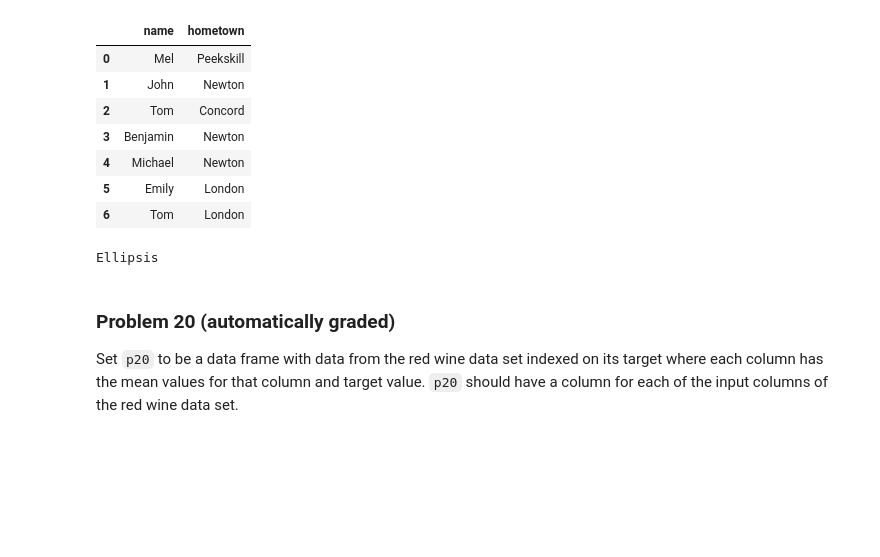
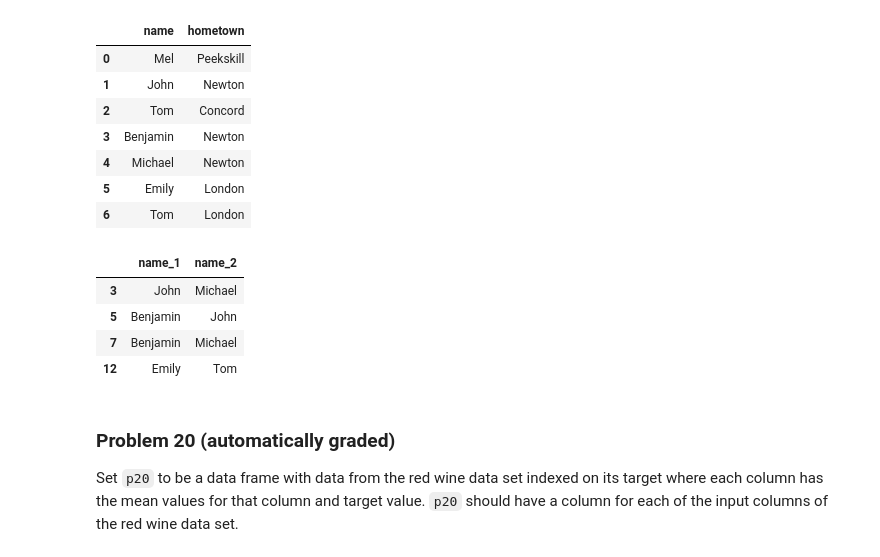
Before and after one commit to akamatt1/dx602-homework-10, a Jupyter notebook: homework.ipynb, the cells around one changed output. Drawn from its saved outputs; the diff is of its cells as text; code cells hidden in the pictures; blank space fills up the shorter version.

```diff
--- a/homework.ipynb
+++ b/homework.ipynb
@@ -424,12 +458,19 @@ q19
 | 4 | Michael | Newton |
 | 5 | Emily | London |
 | 6 | Tom | London |
-# %%
-# YOUR CHANGES HERE
-
-...
-# %% [output]
-Ellipsis
+# %%
+# YOUR CHANGES HERE
+
+merged = q19.merge(q19, on="hometown")
+p19 = merged[merged["name_x"] < merged["name_y"]][["name_x", "name_y"]]
+p19.columns = ["name_1", "name_2"]
+p19
+# %% [output]
+|  | name_1 | name_2 |
+| 3 | John | Michael |
+| 5 | Benjamin | John |
+| 7 | Benjamin | Michael |
+| 12 | Emily | Tom |
 # %% [markdown]
 ### Problem 20 (automatically graded)
 
```
Also changed, not shown: parts of 14 cells of this notebook.
